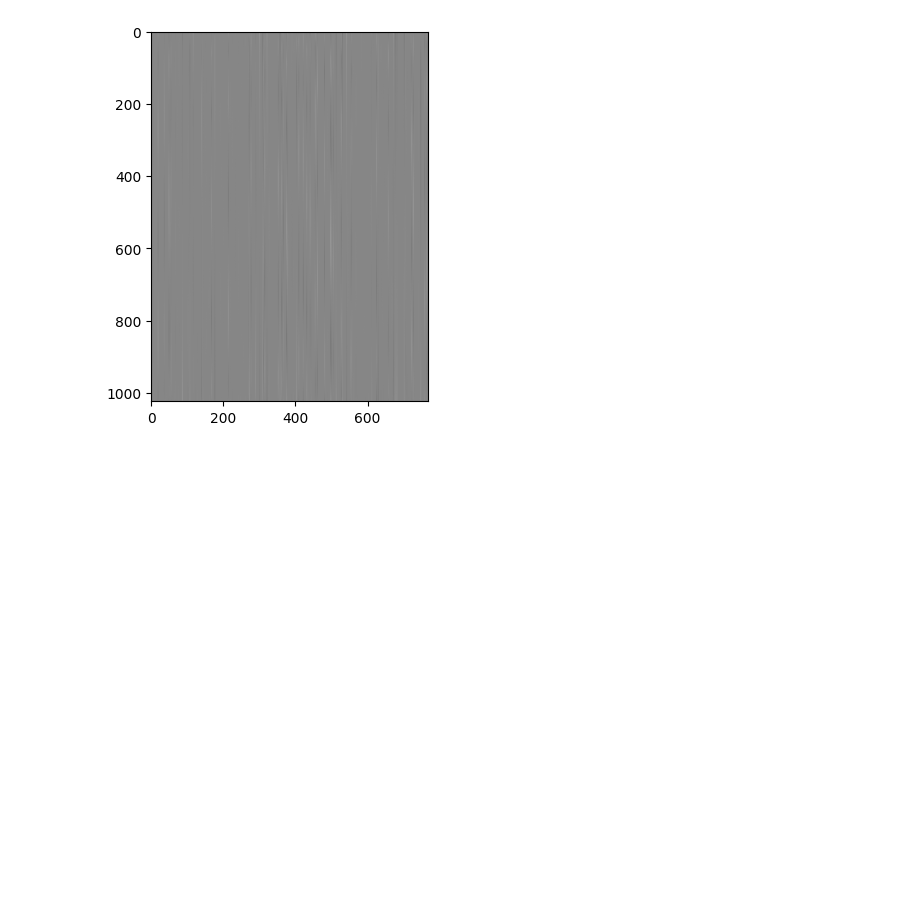
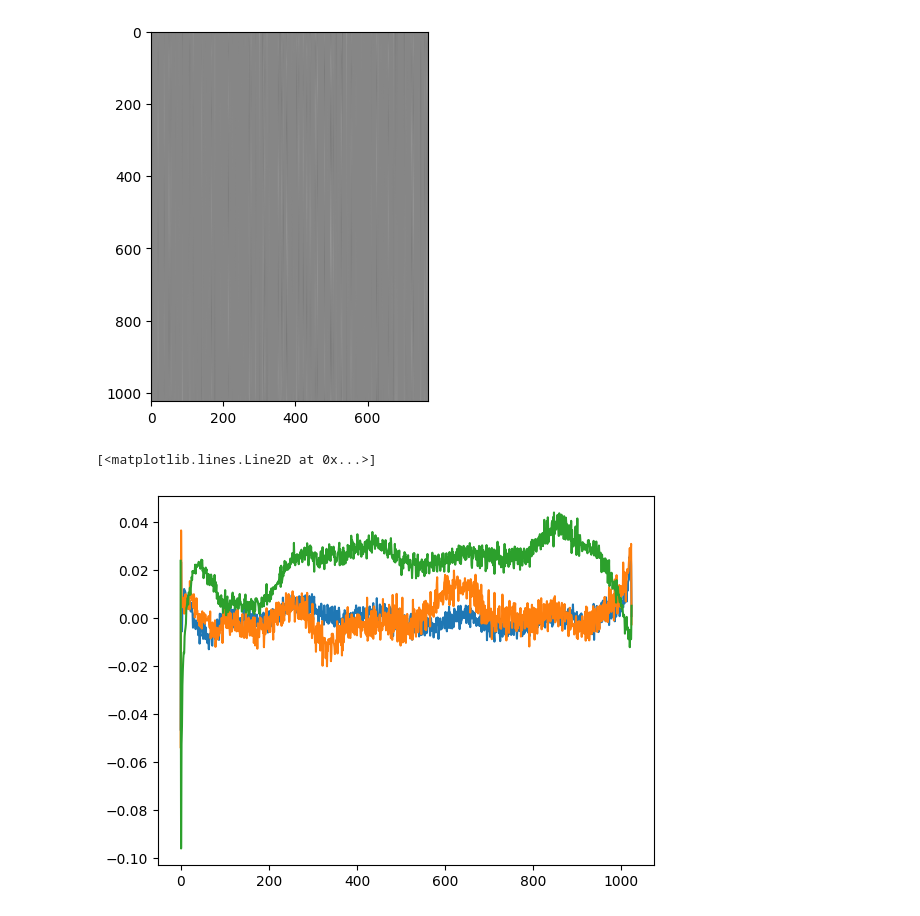
Before and after one commit to allenporter/karpathy-guides, a Jupyter notebook: gpt-2/huggingface.ipynb, the cells around one changed output. Saved outputs shown, nothing was run; the diff lists cells and outputs as text; code cells hidden in the pictures; blank space fills up the shorter version.

Commit message:
Sample from the model

```diff
--- a/gpt-2/huggingface.ipynb
+++ b/gpt-2/huggingface.ipynb
@@ -47,3 +47,13 @@ plt.imshow(sd_hf["transformer.wpe.weight"], cmap="gray")
 # %% [output]
 <matplotlib.image.AxesImage at 0x...>
 [figure]
+# %%
+# Grab 3 random columns to visualize. Look at what the channels are doing as a
+# function of position. Some channels respond more or less to parts of the
+# position. Because these are jagged, we conclude this is an under trained model.
+plt.plot(sd_hf["transformer.wpe.weight"][:, 150])
+plt.plot(sd_hf["transformer.wpe.weight"][:, 200])
+plt.plot(sd_hf["transformer.wpe.weight"][:, 250])
+# %% [output]
+[<matplotlib.lines.Line2D at 0x...>]
+[figure, added]
```
Also changed, not shown: parts of 1 cell of this notebook.
